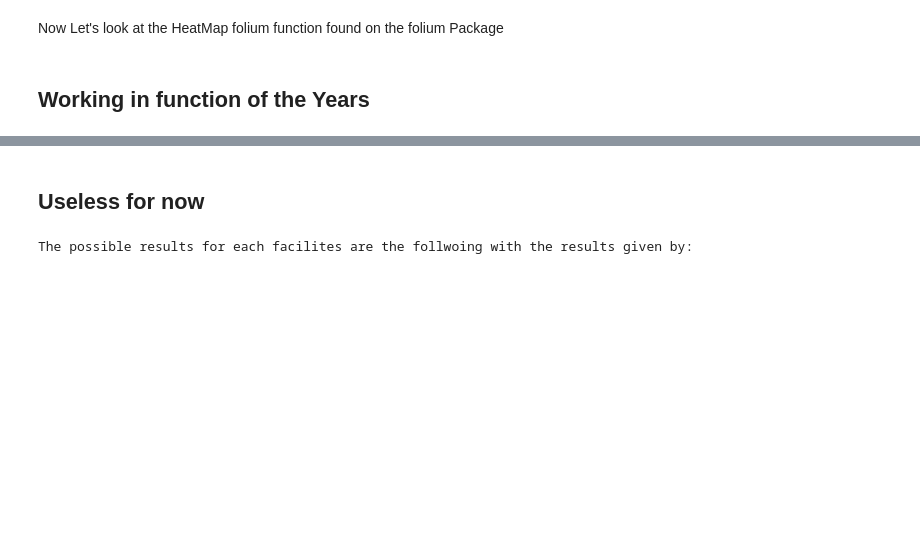
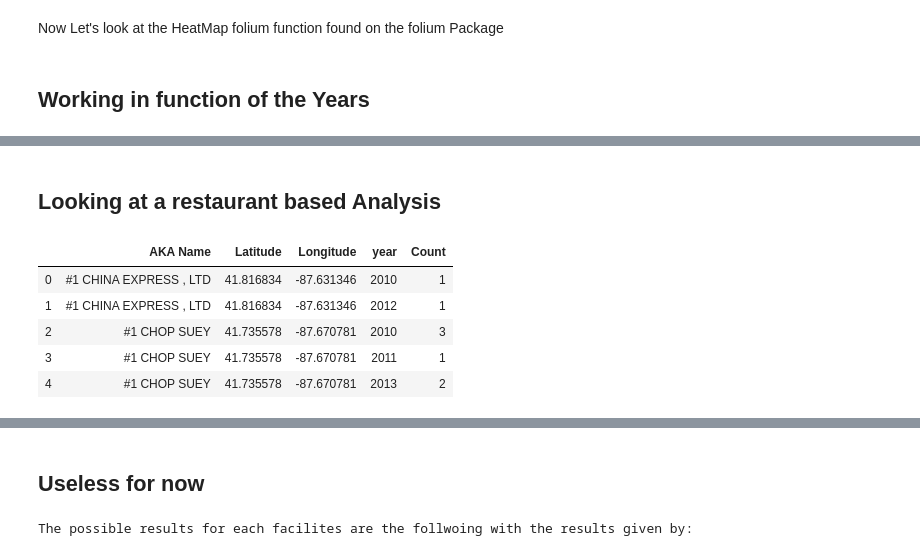
Before and after one commit to adr1anh/DeepDish, a Jupyter notebook: Food Inspection_Marc.ipynb, the cells around one changed output, grey strips where cells are left out. Saved outputs shown, nothing was run; the diff lists cells and outputs as text; code cells hidden in the pictures; blank space fills up the shorter version.

```diff
--- a/Food Inspection_Marc.ipynb
+++ b/Food Inspection_Marc.ipynb
@@ -200,0 +254,2 @@ plt.show()
+# %% [markdown]
+## Looking at a restaurant based Analysis
@@ -200,0 +260,14 @@ plt.show()
+# %%
+name_data = data_removed.groupby(["AKA Name","Latitude","Longitude","year"])
+name_count = name_data["DBA Name"].count()
+name_map = pd.DataFrame(name_count)
+name_map = name_map.rename(columns={"DBA Name": "Count"})
+name_map = name_map.reset_index()
+name_map.head()
+# %% [output]
+|  | AKA Name | Latitude | Longitude | year | Count |
+| 0 | #1 CHINA EXPRESS , LTD | 41.816834 | -87.631346 | 2010 | 1 |
+| 1 | #1 CHINA EXPRESS , LTD | 41.816834 | -87.631346 | 2012 | 1 |
+| 2 | #1 CHOP SUEY | 41.735578 | -87.670781 | 2010 | 3 |
+| 3 | #1 CHOP SUEY | 41.735578 | -87.670781 | 2011 | 1 |
+| 4 | #1 CHOP SUEY | 41.735578 | -87.670781 | 2013 | 2 |
```
Also changed, not shown: parts of 19 cells of this notebook.
